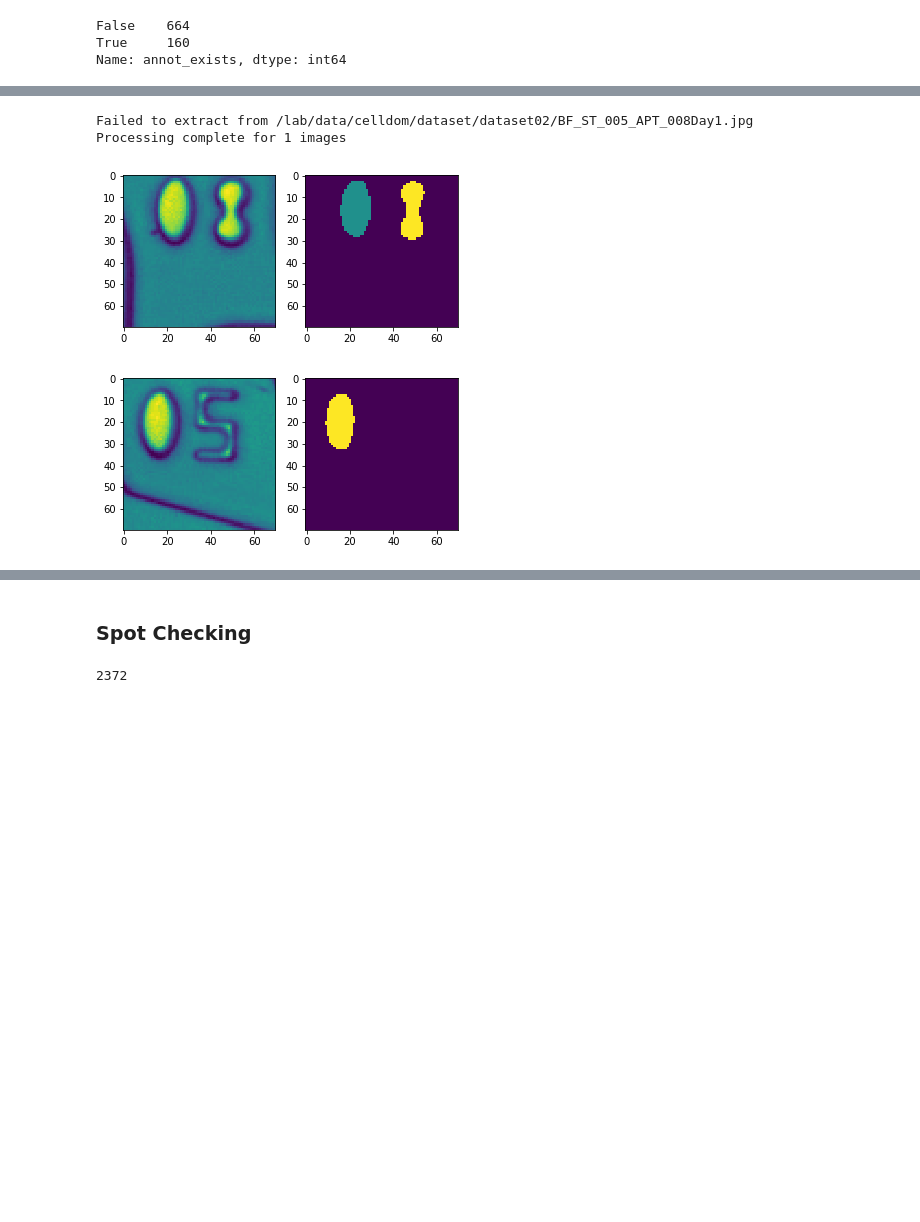
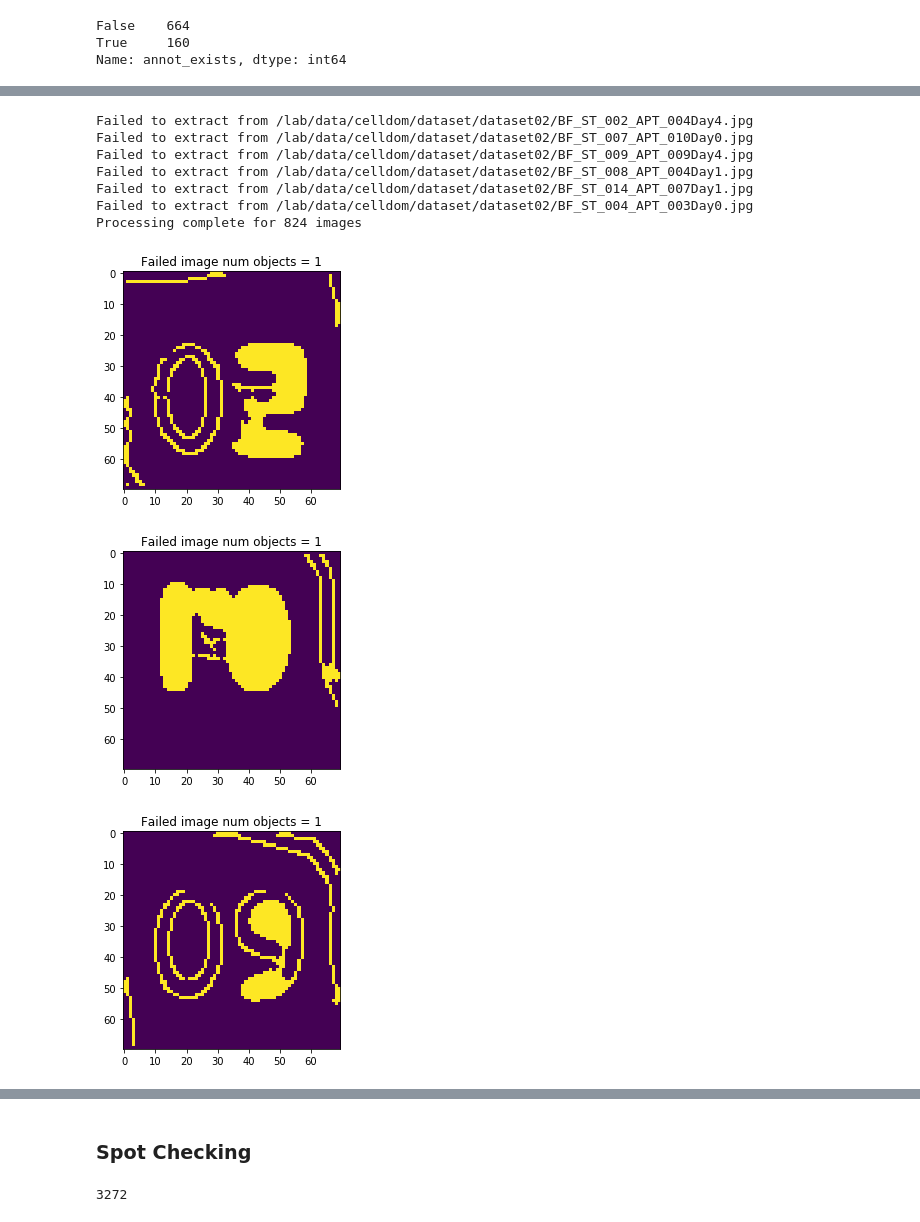
Before and after one commit to hammerlab/SmartCount, a Jupyter notebook: python/notebook/training/digits/digit_image_extractor.ipynb, the cells around one changed output, grey strips where cells are left out. Saved outputs shown, nothing was run; the diff lists cells and outputs as text; code cells hidden in the pictures; blank space fills up the shorter version.

Commit message:
Digit model retraining

```diff
--- a/python/notebook/training/digits/digit_image_extractor.ipynb
+++ b/python/notebook/training/digits/digit_image_extractor.ipynb
@@ -13,7 +13,12 @@ from skimage import morphology
 from skimage import feature
 
 SOURCE_DATA_PATH = osp.join(os.environ['CELLDOM_DATA_DIR'], 'dataset', 'dataset02')
-RESULT_DIR = osp.join(os.environ['CELLDOM_DATA_DIR'], 'dataset', 'dataset03', 'DigitTraining')
+#RESULT_DIR = osp.join(os.environ['CELLDOM_DATA_DIR'], 'dataset', 'dataset03', 'DigitTraining')
+
+# Image patches are first extracted to RESULT_DIR and then moved to VALIDATED_DIR after QA
+RESULT_DIR = osp.join(os.environ['CELLDOM_DATA_DIR'], 'dataset', 'training', 'digit', 'r0.6', 'extract')
+VALIDATED_DIR = osp.join(os.environ['CELLDOM_DATA_DIR'], 'dataset', 'training', 'digit', 'r0.6', 'validated')
+
 MULTI_DIGIT_DIR = osp.join(RESULT_DIR, 'multi')
 SINGLE_DIGIT_DIR = osp.join(RESULT_DIR, 'single')
 
@@ -64,9 +69,10 @@ def extract(img, true_digits, pad_y=10, pad_x=10):
     n_digit = len(true_digits)
 
     # Define sillouhette of digits
-    img_obj = feature.canny(img)
-    img_obj = ndi.binary_fill_holes(img_obj)
-    img_obj = morphology.remove_small_objects(img_obj, min_size=64)
+    img_obj_raw = feature.canny(img, sigma=1.0)
+    img_obj_raw = morphology.closing(img_obj_raw)
+    img_obj_raw = ndi.binary_fill_holes(img_obj_raw)
+    img_obj = morphology.remove_small_objects(img_obj_raw, min_size=64)
 
     # Label the objects in the images (which is usually just a hull around digits)
     img_obj = morphology.label(img_obj)
@@ -81,12 +87,10 @@ def extract(img, true_digits, pad_y=10, pad_x=10):
     order = list(np.argsort([p.centroid[1] for p in props]))
     props = [props[i] for i in order]
 
-    # Raise error if number of digits does not equal expected
-    #     fig, ax = plt.subplots(1, 2)
-    #     ax[0].imshow(img)
-    #     ax[1].imshow(img_obj)
-
     if len(props) != n_digit:
+        fig, ax = plt.subplots(1, 1)
+        ax.imshow(img_obj_raw)
+        ax.set_title('Failed image num objects = {}'.format(len(props)))
         raise InvalidNumberOfDigitsException()
 
     digit_imgs = []
@@ -154,35 +158,41 @@ def process_digit_images(df, save=True, log=True):
         try:
             img_apt_num, img_st_num, apt_num, st_num, res = process(img_path, img_name)
         except InvalidNumberOfDigitsException:
             print('Failed to extract from', img_path)
             continue
 
         # Save multi-digit images
         apt_path = osp.join(MULTI_DIGIT_DIR, multi_digit_format.format(img_name=img_name, type='APT', digits=apt_num))
         st_path = osp.join(MULTI_DIGIT_DIR, multi_digit_format.format(img_name=img_name, type='ST', digits=st_num))
         if log:
             print('Saving apt digit image to "{}" (shape = {}, dtype = {})'.format(apt_path, img_apt_num.shape, img_apt_num.dtype))
             print('Saving st digit image to "{}" (shape = {}, dtype = {})'.format(st_path, img_st_num.shape, img_st_num.dtype))
         if save:
             sk_io.imsave(apt_path, img_apt_num)
             sk_io.imsave(st_path, img_st_num)
 
         # Save single-digit images
         for j, rr in res.iterrows():
             img = rr['image']
             path = osp.join(SINGLE_DIGIT_DIR, single_digit_format.format(
                 img_name=img_name, type=rr['type'], loc=rr['loc'], digit=rr['digit']))
             if log:
                 print('Saving digit image to "{}" (shape = {}, dtype = {})'.format(path, img.shape, img.dtype))
             if save:
                 sk_io.imsave(path, img)
 
     print('Processing complete for {} images'.format(len(df)))
 
-process_digit_images(df, save=False, log=False)
+process_digit_images(df, save=True, log=False)
 #process_digit_images(df[df['image_name'] == 'BF_ST_005_APT_008Day1.jpg'], save=False, log=False)
 # %% [output]
-Failed to extract from /lab/data/celldom/dataset/dataset02/BF_ST_005_APT_008Day1.jpg
-Processing complete for 1 images
+Failed to extract from /lab/data/celldom/dataset/dataset02/BF_ST_002_APT_004Day4.jpg
+Failed to extract from /lab/data/celldom/dataset/dataset02/BF_ST_007_APT_010Day0.jpg
+Failed to extract from /lab/data/celldom/dataset/dataset02/BF_ST_009_APT_009Day4.jpg
+Failed to extract from /lab/data/celldom/dataset/dataset02/BF_ST_008_APT_004Day1.jpg
+Failed to extract from /lab/data/celldom/dataset/dataset02/BF_ST_014_APT_007Day1.jpg
+Failed to extract from /lab/data/celldom/dataset/dataset02/BF_ST_004_APT_003Day0.jpg
+Processing complete for 824 images
-[figure, old version]
+[figure, new version]
-[figure, old version]
+[figure, new version]
+[figure, added]
@@ -193,7 +206,7 @@ Processing complete for 1 images
 # %%
 !ls $SINGLE_DIGIT_DIR | wc -l
 # %% [output]
-2372
+3272
 # %%
 import glob
 files = pd.Series(glob.glob(osp.join(SINGLE_DIGIT_DIR, '*.jpeg')))
```
Also changed, not shown: parts of 17 cells of this notebook, 4 other files.
